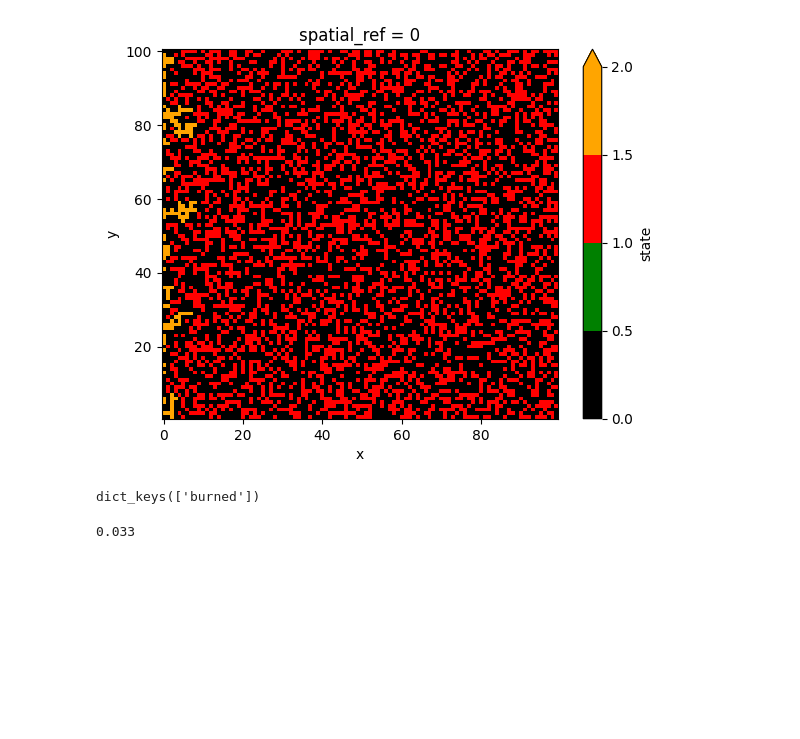
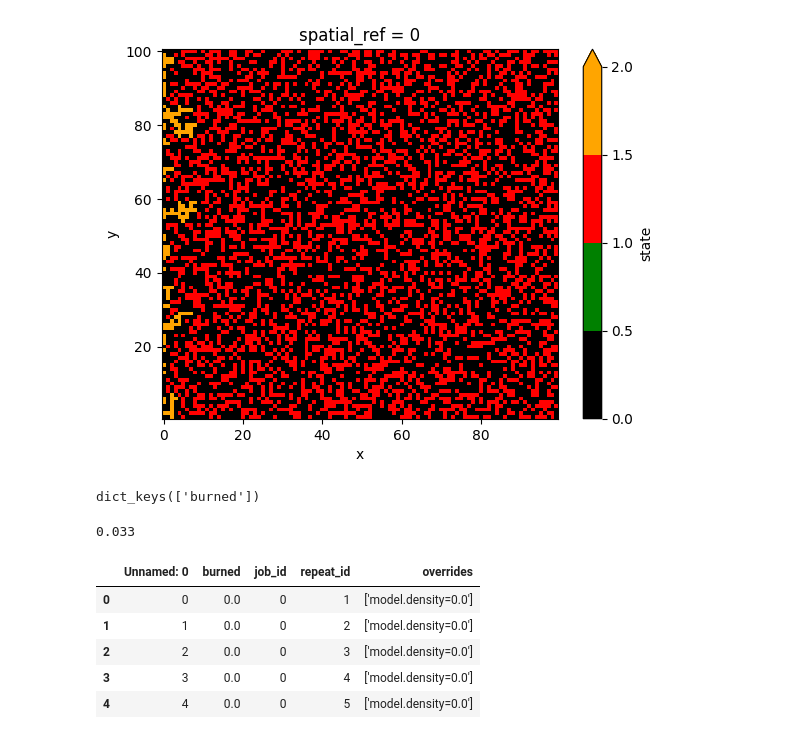
Before and after one commit to SongshGeoLab/ABSESpy, a Jupyter notebook: docs/tutorial/beginner/fire_tutorial.ipynb, the cells around one changed output. Saved outputs shown, nothing was run; the diff lists cells and outputs as text; code cells hidden in the pictures; blank space fills up the shorter version.

```diff
--- a/docs/tutorial/beginner/fire_tutorial.ipynb
+++ b/docs/tutorial/beginner/fire_tutorial.ipynb
@@ -197,0 +210,10 @@ result["burned"]
+# %%
+df = pd.read_csv("../../../out/fire_spread/2024-05-09/20-34-24/summary.csv")
+df.head()
+# %% [output]
+|  | Unnamed: 0 | burned | job_id | repeat_id | overrides |
+| 0 | 0 | 0.0 | 0 | 1 | ['model.density=0.0'] |
+| 1 | 1 | 0.0 | 0 | 2 | ['model.density=0.0'] |
+| 2 | 2 | 0.0 | 0 | 3 | ['model.density=0.0'] |
+| 3 | 3 | 0.0 | 0 | 4 | ['model.density=0.0'] |
+| 4 | 4 | 0.0 | 0 | 5 | ['model.density=0.0'] |
```
Also changed, not shown: parts of 2 cells of this notebook, 2 other files.
